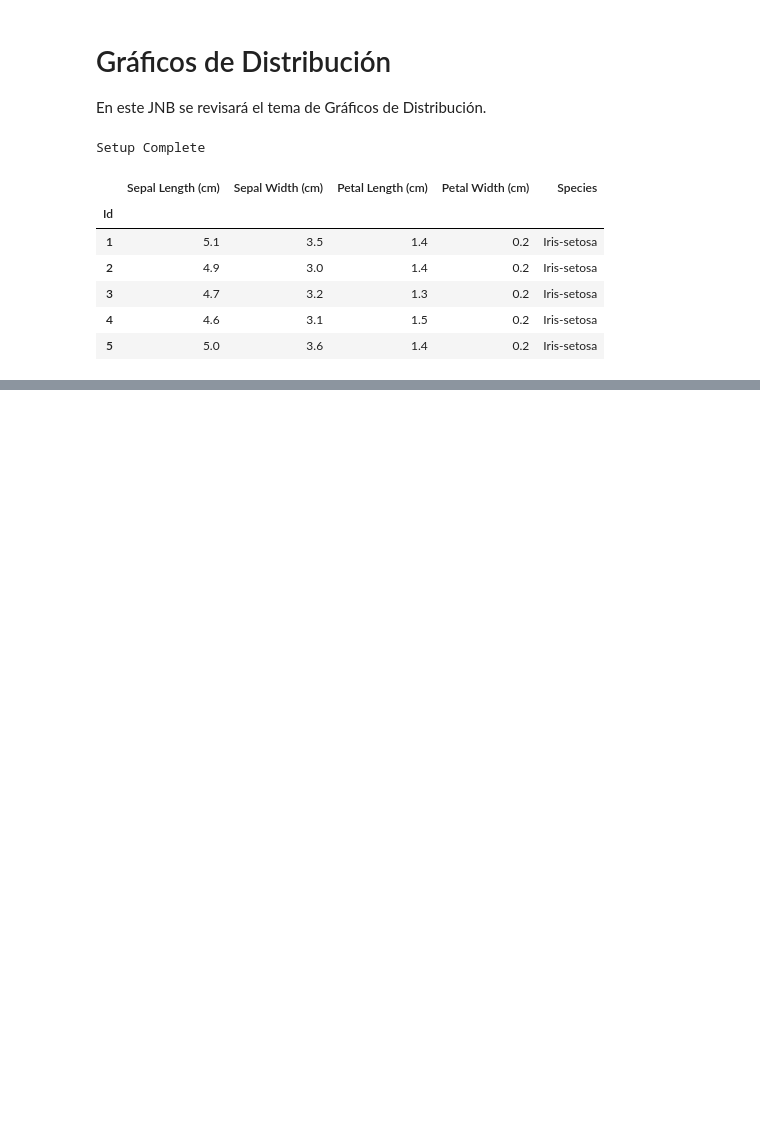
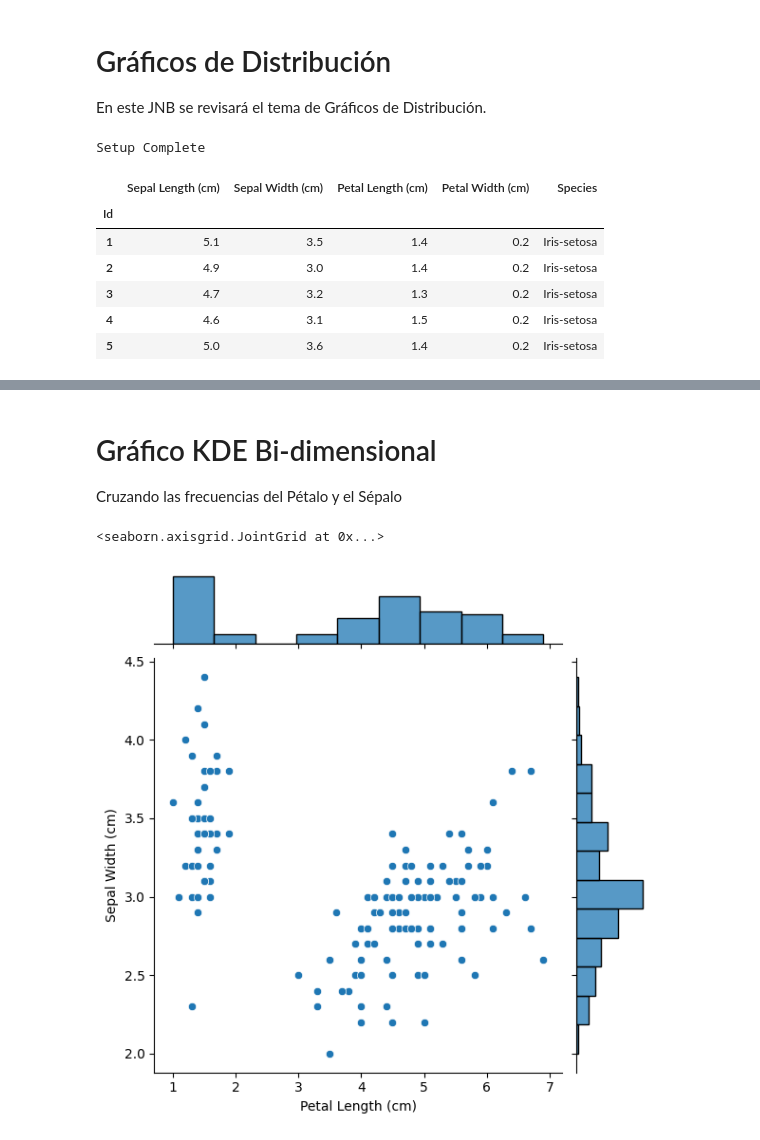
Before and after one commit to GTD2101-ACD-AA-EJ23/05-seaborn-ricardo-qm, a Jupyter notebook: 05. Distribution.ipynb, the cells around one changed output, grey strips where cells are left out. Saved outputs shown, nothing was run; the diff lists cells and outputs as text; code cells hidden in the pictures; blank space fills up the shorter version.

```diff
--- a/05. Distribution.ipynb
+++ b/05. Distribution.ipynb
@@ -32,0 +54,10 @@ iris_data.head()
+# %% [markdown]
+# Gráfico KDE Bi-dimensional
+
+Cruzando las frecuencias del Pétalo y el Sépalo
+# %%
+# 2D KDE plot
+sns.jointplot(x=iris_data['Petal Length (cm)'], y=iris_data['Sepal Width (cm)'])
+# %% [output]
+<seaborn.axisgrid.JointGrid at 0x...>
+[figure, added]
```
Also changed, not shown: parts of 8 cells of this notebook.
